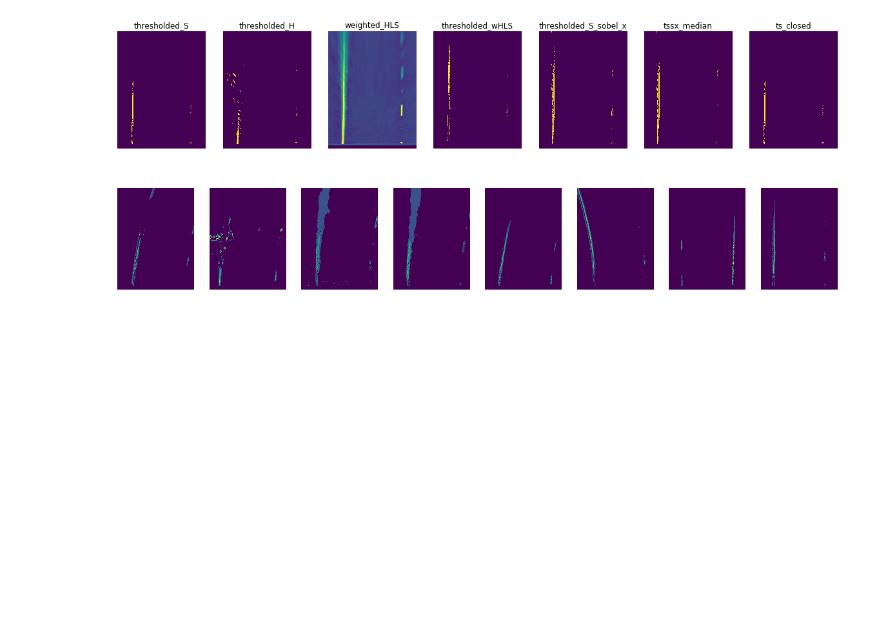
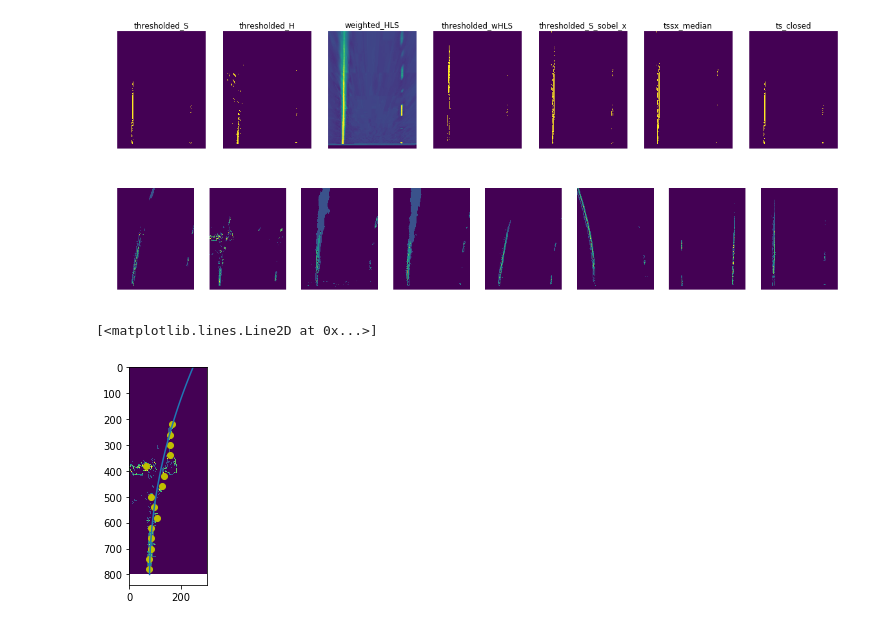
Before and after one commit to semeniuta/CarND-Advanced-Lane-Lines, a Jupyter notebook: advanced_lane_finding_proto.ipynb, the cells around one changed output. Drawn from its saved outputs; the diff is of its cells as text; code cells hidden in the pictures; blank space fills up the shorter version.

Commit message:
First results of polynomial estimation

```diff
--- a/advanced_lane_finding_proto.ipynb
+++ b/advanced_lane_finding_proto.ipynb
@@ -226,0 +334,19 @@ for i, im in enumerate(warped_images):
+# %%
+runner.run(image=warped_images[1])
+left, right = split_image_lr( runner['mega_image'] )
+
+target_cells = lane_cells(left, 30, 20)
+
+target_cells_coords = lane_cells_real_coords(target_cells, left, 30, 20)
+p_coefs = np.polyfit(target_cells_coords[:, 1], target_cells_coords[:, 0], 2)
+poly_left = get_polynomial_2(p_coefs)
+
+plt.imshow(left)
+plt.plot(target_cells_coords[:, 0], target_cells_coords[:, 1], 'yo')
+
+poly_y = np.linspace(0, left.shape[0])
+poly_x = poly_left(poly_y)
+plt.plot(poly_x, poly_y)
+# %% [output]
+[<matplotlib.lines.Line2D at 0x...>]
+[figure, added]
```
Also changed, not shown: parts of 3 cells of this notebook.
